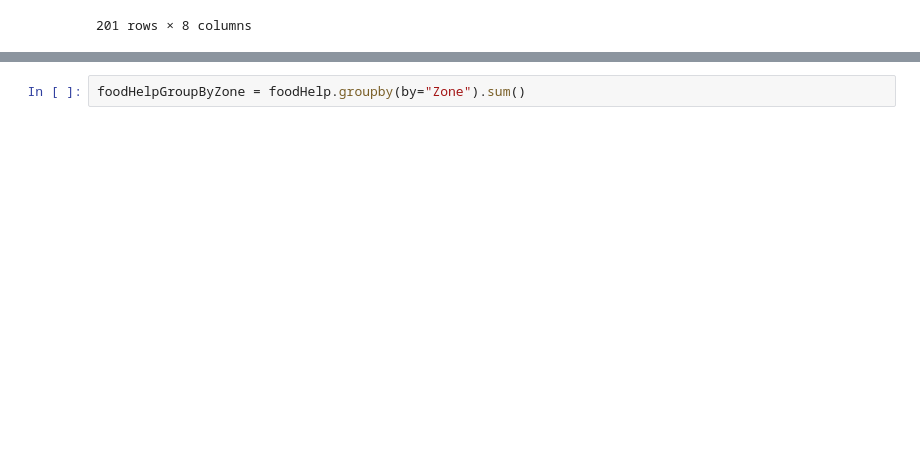
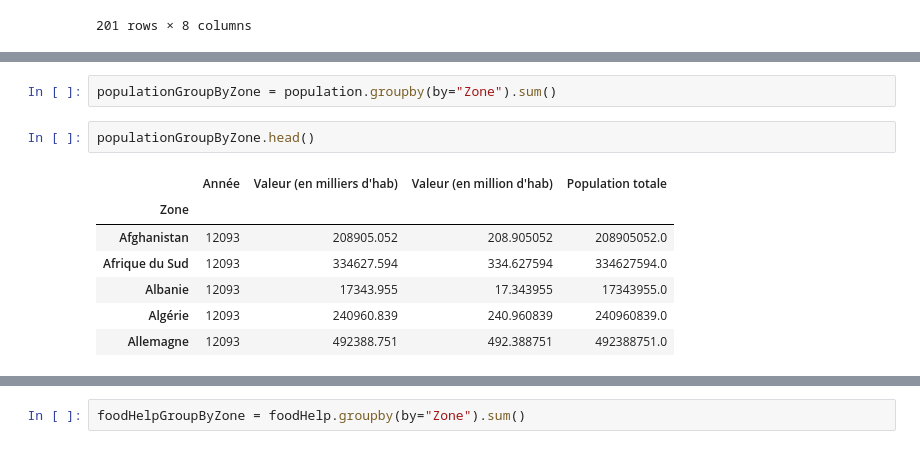
Before and after one commit to donia-nefiz/Public-health-research-with-python, a Jupyter notebook: Public-health-research-with-python.ipynb, the cells around one changed output, grey strips where cells are left out. Drawn from its saved outputs; the diff is of its cells as text; blank space fills up the shorter version.

```diff
--- a/Public-health-research-with-python.ipynb
+++ b/Public-health-research-with-python.ipynb
@@ -1124,3 +1153,15 @@ pop2017.head()
+# %%
+populationGroupByZone = population.groupby(by="Zone").sum()
+# %%
+populationGroupByZone.head()
+# %% [output]
+|  | Année | Valeur (en milliers d'hab) | Valeur (en million d'hab) | Population totale |
+| Zone |  |  |  |  |
+| Afghanistan | 12093 | 208905.052 | 208.905052 | 208905052.0 |
+| Afrique du Sud | 12093 | 334627.594 | 334.627594 | 334627594.0 |
+| Albanie | 12093 | 17343.955 | 17.343955 | 17343955.0 |
+| Algérie | 12093 | 240960.839 | 240.960839 | 240960839.0 |
+| Allemagne | 12093 | 492388.751 | 492.388751 | 492388751.0 |
 # %%
 foodHelp.head()
 # %% [output]
```
Also changed, not shown: parts of 47 cells of this notebook.
